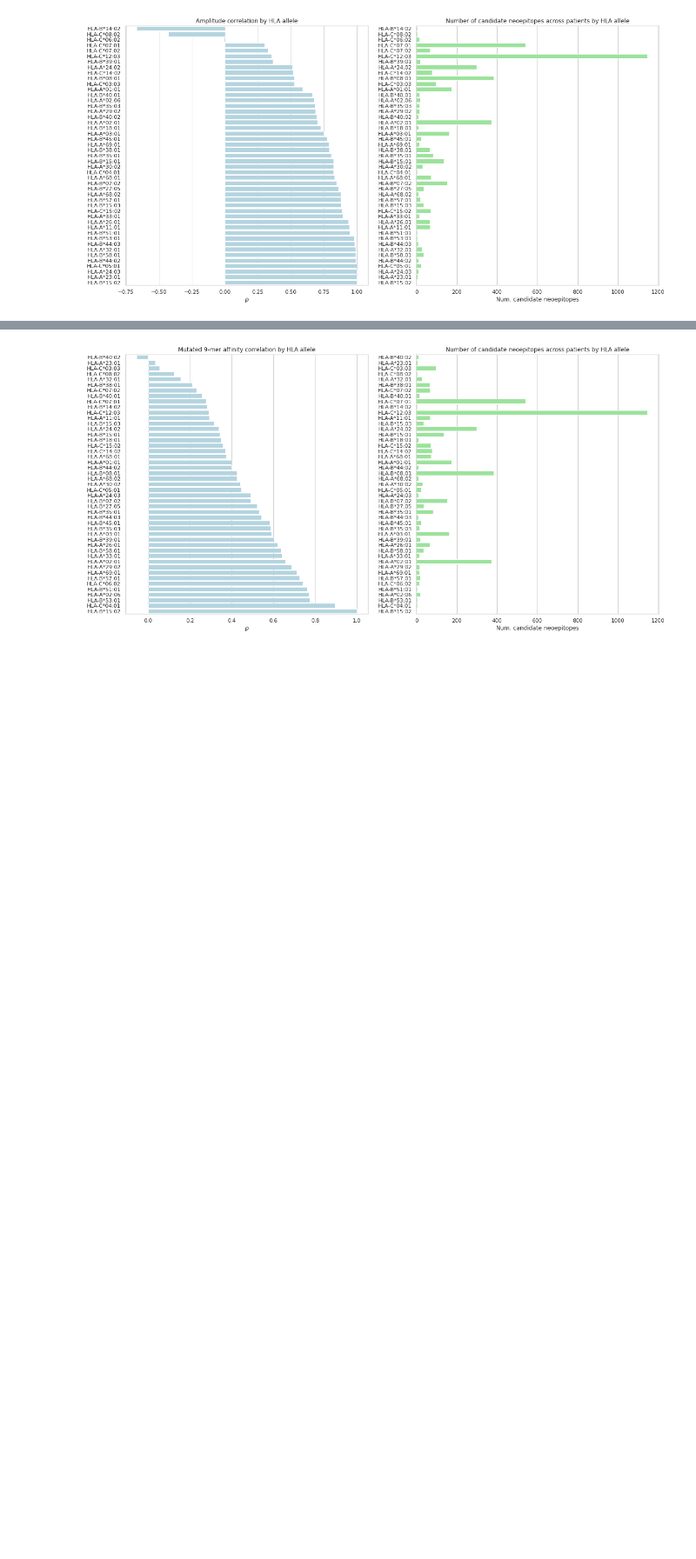
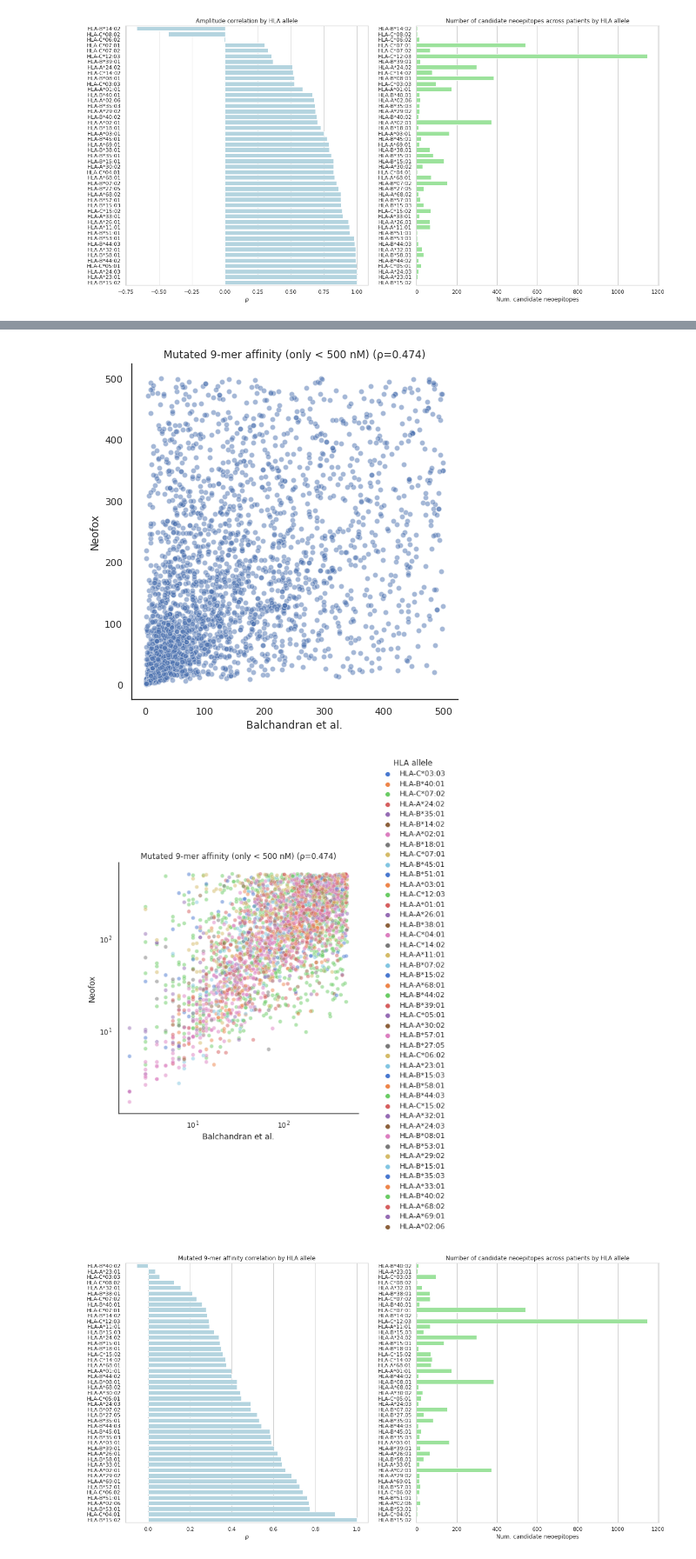
Before and after one commit to TRON-Bioinformatics/neofox, a Jupyter notebook: docs/source/notebooks/reproducibility_balachandran.ipynb, the cells around one changed output, grey strips where cells are left out. Shown at 87% size. Saved outputs shown, nothing was run; the diff lists cells and outputs as text; code cells hidden in the pictures; blank space fills up the shorter version.

```diff
--- a/docs/source/notebooks/reproducibility_balachandran.ipynb
+++ b/docs/source/notebooks/reproducibility_balachandran.ipynb
@@ -437,3 +447,13 @@ plot_correlations(left_column="MT Binding Score", right_column="Best_affinity_MH
+# %%
+plot_correlations(
+    data=concordant_allele[(concordant_allele.Best_affinity_MHCI_9mer_score < 500) &
+                           (concordant_allele["MT Binding Score"] < 500)], #&
+                           #(concordant_allele.Best_affinity_MHCI_9mer_score_WT < 500) & Best_rank_MHCI_score_epitope
+                           #(concordant_allele["WT Binding Score"] < 500)],
+    left_column="MT Binding Score", right_column="Best_affinity_MHCI_9mer_score", title="Mutated 9-mer affinity (only < 500 nM)")
+# %% [output]
+[figure, added]
+[figure, added]
 # %%
 plot_correlation_coefficient_by_allele(left_column="MT Binding Score", right_column="Best_affinity_MHCI_9mer_score", title="Mutated 9-mer affinity")
 # %% [output]
```
Also changed, not shown: parts of 9 cells of this notebook.
